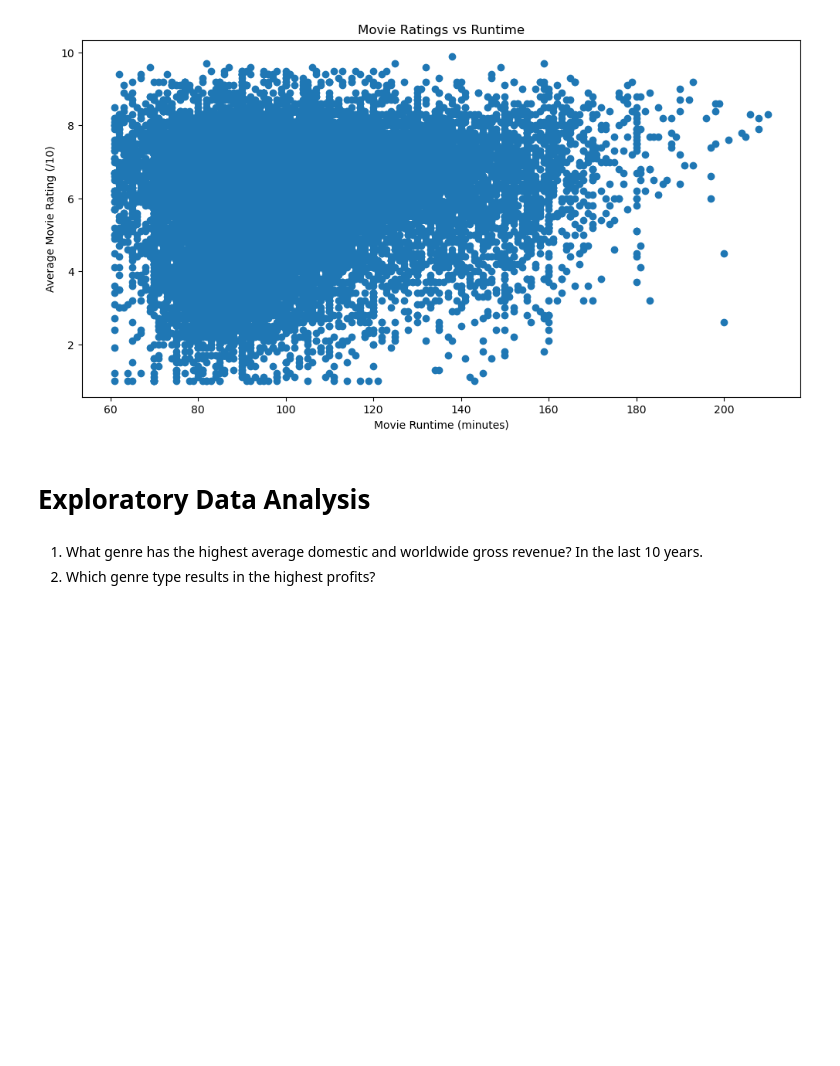
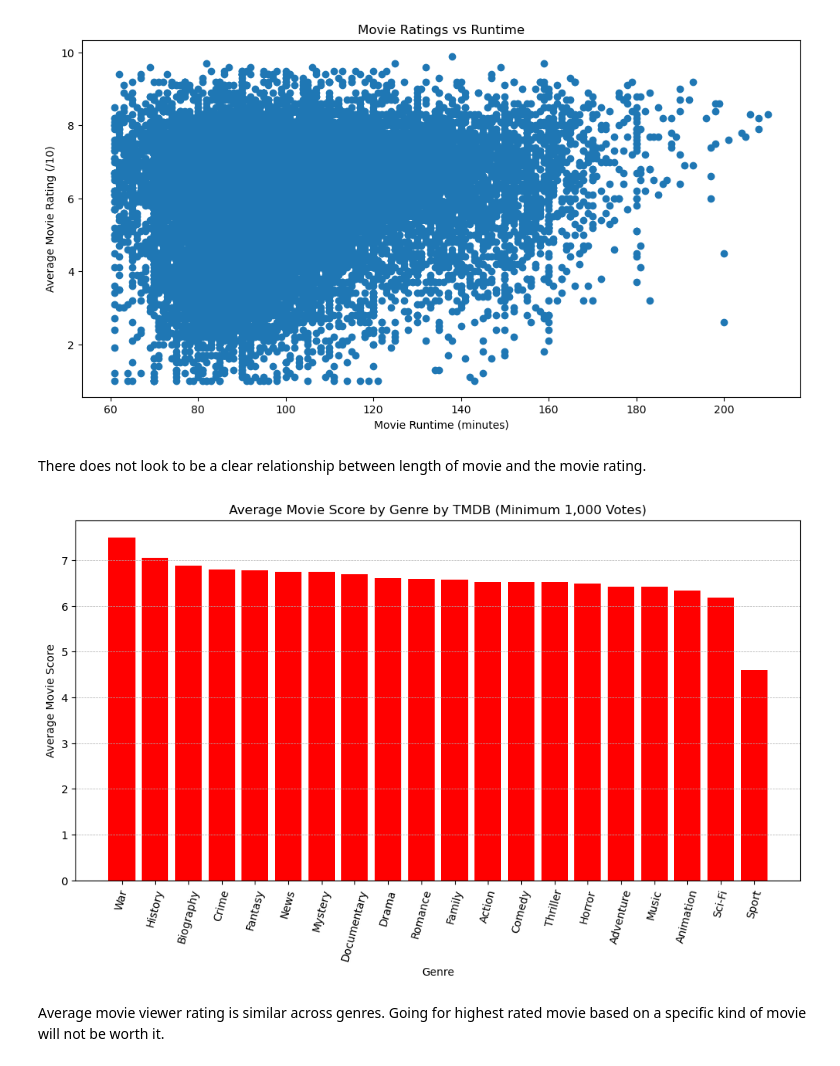
Before and after one commit to mkearns17/Movie-Data-Analysis, a Jupyter notebook: Movie_Data_Analysis.ipynb, the cells around one changed output. Drawn from its saved outputs; the diff is of its cells as text; code cells hidden in the pictures; blank space fills up the shorter version.

Commit message:
Complete analysis

```diff
--- a/Movie_Data_Analysis.ipynb
+++ b/Movie_Data_Analysis.ipynb
@@ -183,0 +215,3 @@ total_profit.rename(columns={'index':'Genre'},inplace = True)
+# %%
+#merge movie_genre, and popularity dataframes so that genre and ratings are together
+movie_popularity_genre = pd.merge(movie_genre,popularity, on = 'Title', how = 'inner')
@@ -183,0 +231,21 @@ total_profit.rename(columns={'index':'Genre'},inplace = True)
+# %%
+#Groupby vote_average. This will help calculate the average rating per genre
+votes1 = movie_popularity_genre_votes.groupby('Genre 1').sum()[['vote_average','count']]
+votes2 = movie_popularity_genre_votes.groupby('Genre 2').sum()[['vote_average','count']]
+votes3 = movie_popularity_genre_votes.groupby('Genre 3').sum()[['vote_average','count']]
+# %%
+#combine previous dataframes into "votes_avg"
+votes_avg = pd.concat([votes1,votes2,votes3],axis = 1)
+votes_avg.columns= ['v1','c1','v2','c2','v3','c3']
+votes_avg = votes_avg.fillna(0)
+
+#Sum ratings from each "v" column
+votes_avg['total votes'] = votes_avg['v1'] + votes_avg['v2'] + votes_avg['v3']
+
+#Sum total count from each "c" column
+votes_avg['total count'] = votes_avg['c1'] + votes_avg['c2'] + votes_avg['c3']
+
+#calculate average score for that genre type
+votes_avg['vote_average'] = votes_avg['total votes']/votes_avg['total count']
+votes_avg = votes_avg.reset_index()
+votes_avg.rename(columns={'index':'Genre'},inplace = True)
@@ -272,9 +300,26 @@ ax.set_ylabel('Average Movie Rating (/10)')
 ax.set_title('Movie Ratings vs Runtime');
 # %% [output]
 [figure]
-# %% [markdown]
-# Exploratory Data Analysis
-# %% [markdown]
-1. What genre has the highest average domestic and worldwide gross revenue? In the last 10 years.
-2. Which genre type results in the highest profits?
+# %% [markdown]
+There does not look to be a clear relationship between length of movie and the movie rating.
+# %%
+#Plot Bar Graph of Average Rating Score per Genre
+fig , ax = plt.subplots(figsize=(12,6))
+
+v = votes_avg.copy()
+v.sort_values(by='vote_average',ascending = False,inplace = True)
+
+x3 = v['Genre']
+y3 = v['vote_average']
+
+plot2 = ax.bar(x = x3, height = y3,color = 'red')
+ax.set_xlabel('Genre')
+ax.set_ylabel('Average Movie Score')
+ax.set_title ('Average Movie Score by Genre by TMDB (Minimum 1,000 Votes)')
+ax.tick_params(axis='x', labelrotation=75)
+ax.grid(visible = True, which = 'both', axis = "y",linestyle='--', linewidth=0.5)
+# %% [output]
+[figure, added]
+# %% [markdown]
+Average movie viewer rating is similar across genres. Going for highest rated movie based on a specific kind of movie will not be worth it.
 # %% [markdown]
```
Also changed, not shown: parts of 27 cells of this notebook.
